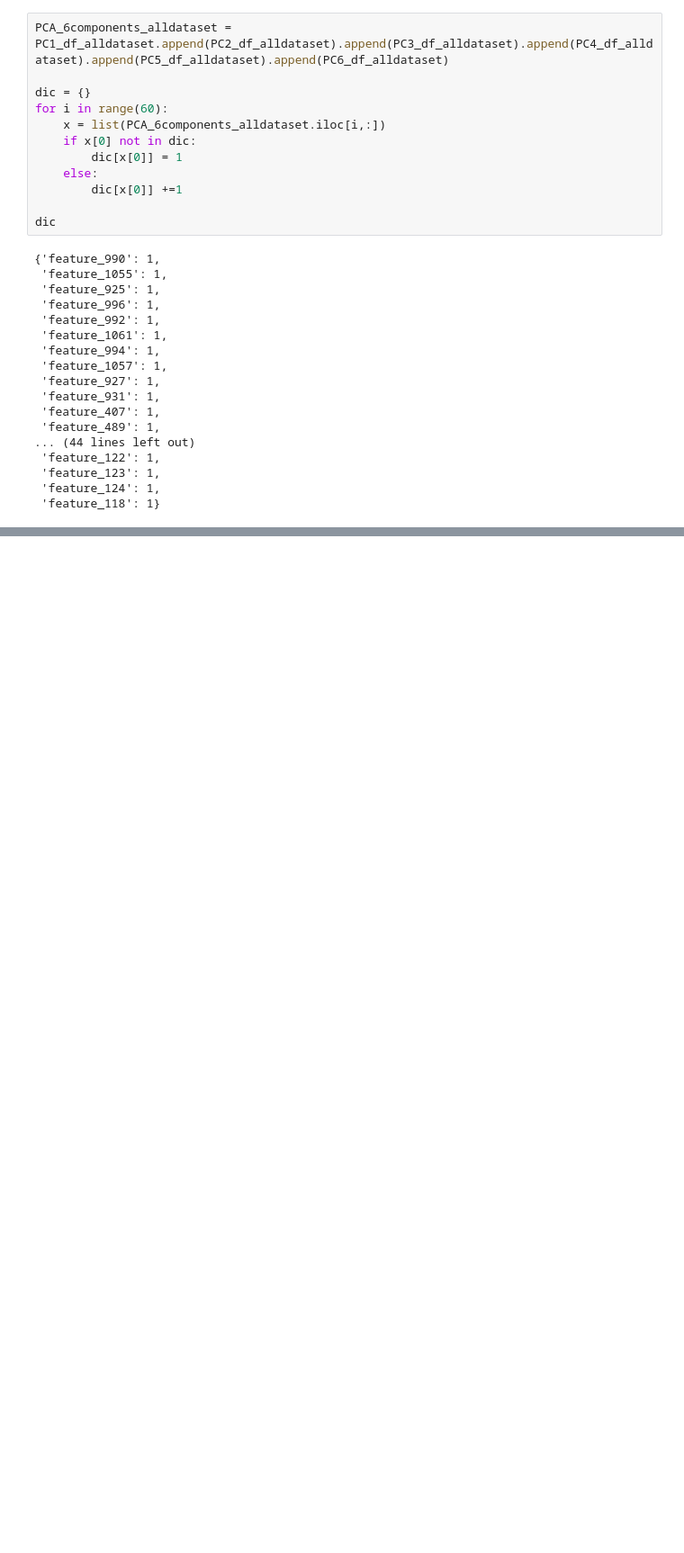
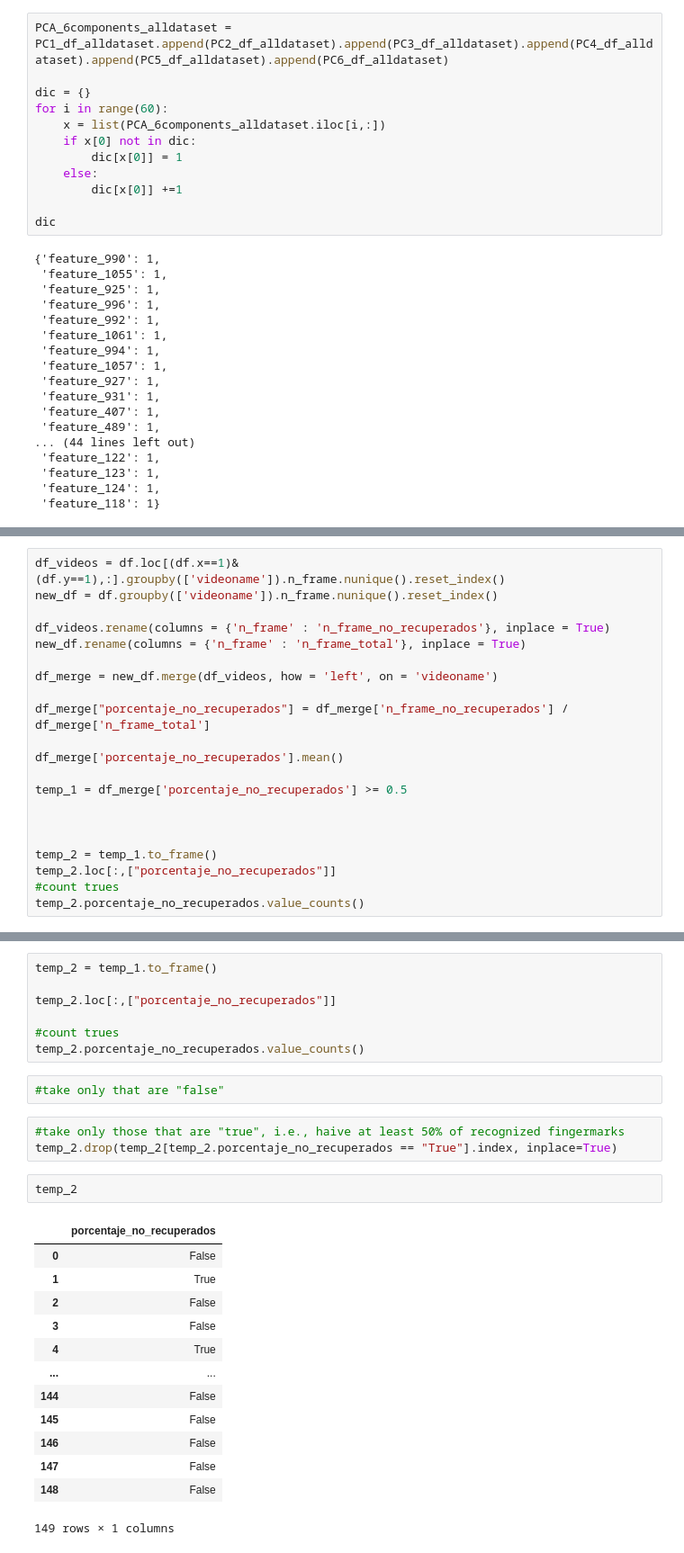
Before and after one commit to BrendaTafurA/PSL-GAN-ad521b837aa1cabd3bbc6e72459104d0ca7cb72a, a Jupyter notebook: pose_and_hand_model/10_frames/filtering/with_PCA/all_dataset.ipynb, the cells around one changed output, grey strips where cells are left out. Shown: that part at 90% size. Saved outputs shown, nothing was run; the diff lists cells and outputs as text; blank space fills up the shorter version.

```diff
--- a/pose_and_hand_model/10_frames/filtering/with_PCA/all_dataset.ipynb
+++ b/pose_and_hand_model/10_frames/filtering/with_PCA/all_dataset.ipynb
@@ -945,0 +1044,21 @@ dic
+# %%
+df_videos = df.loc[(df.x==1)&(df.y==1),:].groupby(['videoname']).n_frame.nunique().reset_index()
+new_df = df.groupby(['videoname']).n_frame.nunique().reset_index()
+
+df_videos.rename(columns = {'n_frame' : 'n_frame_no_recuperados'}, inplace = True)
+new_df.rename(columns = {'n_frame' : 'n_frame_total'}, inplace = True)
+
+df_merge = new_df.merge(df_videos, how = 'left', on = 'videoname')
+
+df_merge["porcentaje_no_recuperados"] = df_merge['n_frame_no_recuperados'] / df_merge['n_frame_total']
+
+df_merge['porcentaje_no_recuperados'].mean()
+
+temp_1 = df_merge['porcentaje_no_recuperados'] >= 0.5
+
+
+
+temp_2 = temp_1.to_frame()
+temp_2.loc[:,["porcentaje_no_recuperados"]]
+#count trues
+temp_2.porcentaje_no_recuperados.value_counts()
@@ -945,0 +1089,28 @@ dic
+# %%
+temp_2 = temp_1.to_frame()
+
+temp_2.loc[:,["porcentaje_no_recuperados"]]
+
+#count trues
+temp_2.porcentaje_no_recuperados.value_counts()
+# %%
+#take only that are "false"
+# %%
+#take only those that are "true", i.e., haive at least 50% of recognized fingermarks
+temp_2.drop(temp_2[temp_2.porcentaje_no_recuperados == "True"].index, inplace=True)
+# %%
+temp_2
+# %% [output]
+|  | porcentaje_no_recuperados |
+| 0 | False |
+| 1 | True |
+| 2 | False |
+| 3 | False |
+| 4 | True |
+| ... | ... |
+| 144 | False |
+| 145 | False |
+| 146 | False |
+| 147 | False |
+| 148 | False |
+149 rows × 1 columns
```
Also changed, not shown: parts of 24 cells of this notebook, 7 other files.
